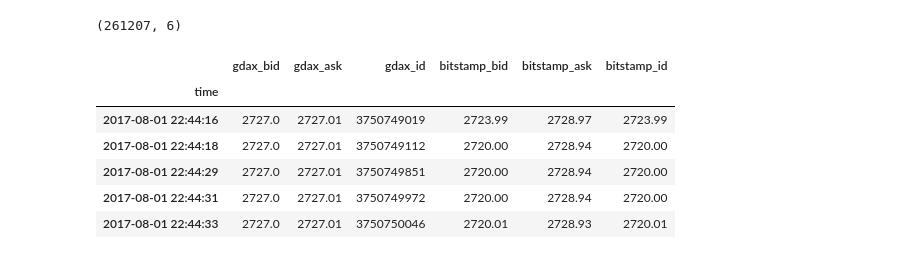
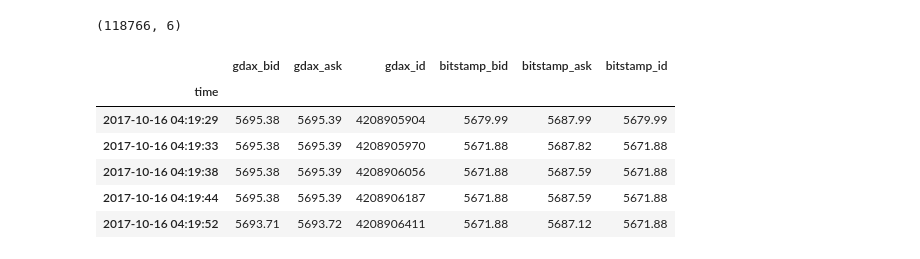
Before and after one commit to divir94/bitcoin, a Jupyter notebook: bitcoin/notebooks/TS Momentum.ipynb, the cells around one changed output. Cells and saved outputs as stored; diff of their text form; code cells hidden in the pictures.

```diff
--- a/bitcoin/notebooks/TS Momentum.ipynb
+++ b/bitcoin/notebooks/TS Momentum.ipynb
@@ -16,18 +18,18 @@ import bitcoin.scripts.store_snapshots as db
 # %%
 yesterday = pd.datetime.now() - pd.offsets.Day(7)
-spread = pd.read_sql('select * from {} where time > "{}"'.format(db.SPREAD_TBL_NAME, yesterday), con=db.ENGINE, index_col='time')
+spread = pd.read_sql('select * from Spreads where time > "{}"'.format(yesterday), con=sutil.ENGINE, index_col='time')
 spread.index = spread.index + pd.DateOffset(hours=4)
 print spread.shape
 spread.tail()
 # %% [output]
-(261207, 6)
+(118766, 6)
 |  | gdax_bid | gdax_ask | gdax_id | bitstamp_bid | bitstamp_ask | bitstamp_id |
 | time |  |  |  |  |  |  |
-| 2017-08-01 22:44:16 | 2727.0 | 2727.01 | 3750749019 | 2723.99 | 2728.97 | 2723.99 |
-| 2017-08-01 22:44:18 | 2727.0 | 2727.01 | 3750749112 | 2720.00 | 2728.94 | 2720.00 |
-| 2017-08-01 22:44:29 | 2727.0 | 2727.01 | 3750749851 | 2720.00 | 2728.94 | 2720.00 |
-| 2017-08-01 22:44:31 | 2727.0 | 2727.01 | 3750749972 | 2720.00 | 2728.94 | 2720.00 |
-| 2017-08-01 22:44:33 | 2727.0 | 2727.01 | 3750750046 | 2720.01 | 2728.93 | 2720.01 |
+| 2017-10-16 04:19:29 | 5695.38 | 5695.39 | 4208905904 | 5679.99 | 5687.99 | 5679.99 |
+| 2017-10-16 04:19:33 | 5695.38 | 5695.39 | 4208905970 | 5671.88 | 5687.82 | 5671.88 |
+| 2017-10-16 04:19:38 | 5695.38 | 5695.39 | 4208906056 | 5671.88 | 5687.59 | 5671.88 |
+| 2017-10-16 04:19:44 | 5695.38 | 5695.39 | 4208906187 | 5671.88 | 5687.59 | 5671.88 |
+| 2017-10-16 04:19:52 | 5693.71 | 5693.72 | 4208906411 | 5671.88 | 5687.12 | 5671.88 |
 # %%
 gdax_price = spread[['gdax_bid', 'gdax_ask']].mean(axis=1)
 bitstamp_price = spread[['bitstamp_bid', 'bitstamp_ask']].mean(axis=1)
```
Also changed, not shown: parts of 7 cells of this notebook, 13 other files.
